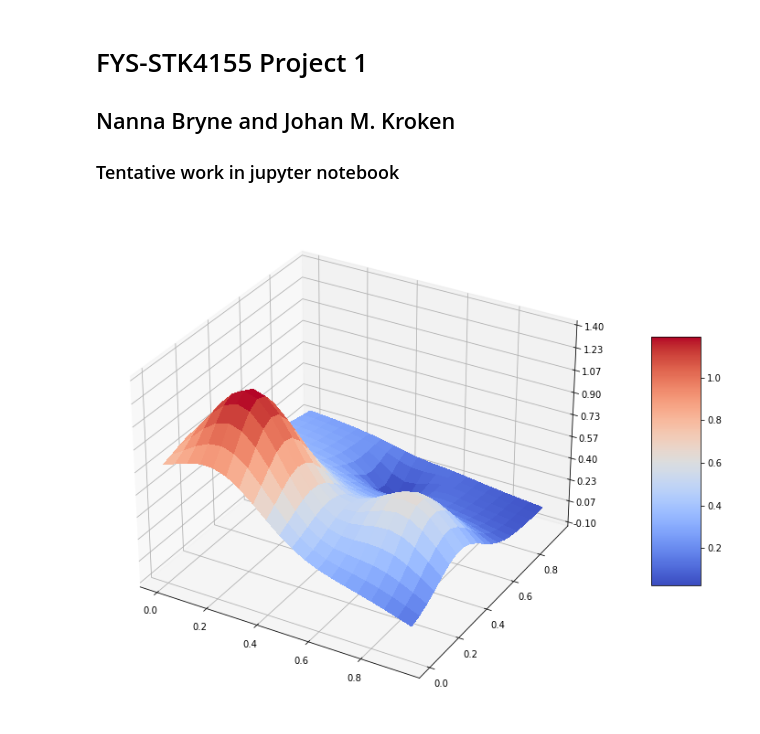
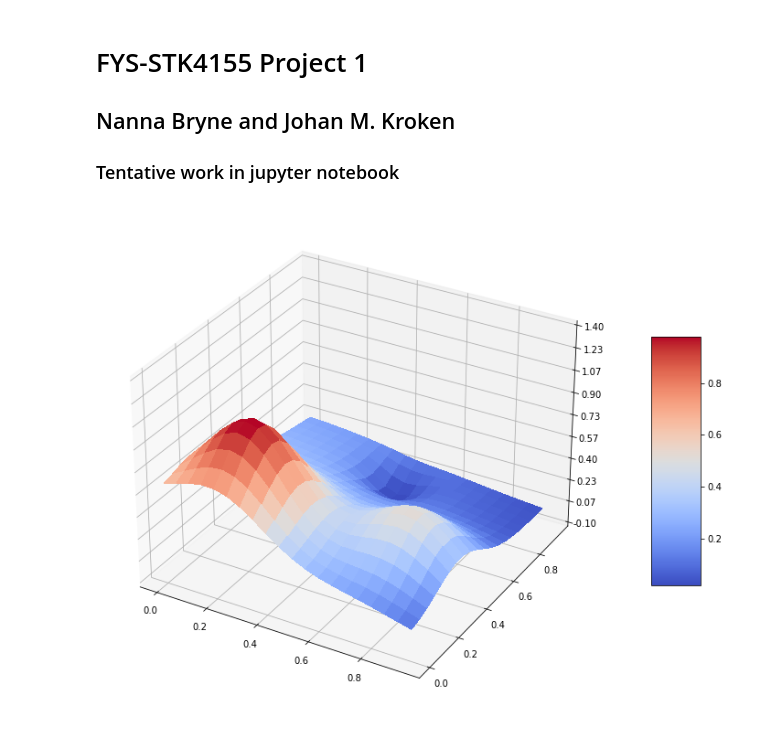
Before and after one commit to Johanmkr/FYS-STK4155colab, a Jupyter notebook: project1/code/project1.ipynb, the cells around one changed output. Saved outputs shown, nothing was run; the diff lists cells and outputs as text; code cells hidden in the pictures.

```diff
--- a/project1/code/project1.ipynb
+++ b/project1/code/project1.ipynb
@@ -10,6 +10,7 @@ from mpl_toolkits.mplot3d import Axes3D
 import matplotlib.pyplot as plt
 from matplotlib import cm
 from matplotlib.ticker import LinearLocator, FormatStrFormatter
+from sklearn.model_selection import train_test_split
 import numpy as np
 from random import random, seed
 
@@ -20,34 +21,35 @@ ax = fig.gca(projection='3d')
 # Make data.
 x = np.arange(0, 1, 0.05)
 y = np.arange(0, 1, 0.05)
 x, y = np.meshgrid(x,y)
 
 
 def FrankeFunction(x,y):
     term1 = 0.75*np.exp(-(0.25*(9*x-2)**2) - 0.25*((9*y-2)**2))
     term2 = 0.75*np.exp(-((9*x+1)**2)/49.0 - 0.1*(9*y+1))
     term3 = 0.5*np.exp(-(9*x-7)**2/4.0 - 0.25*((9*y-3)**2))
     term4 = -0.2*np.exp(-(9*x-4)**2 - (9*y-7)**2)
     return term1 + term2 + term3 + term4
 
 
 z = FrankeFunction(x, y)
+z /= z.max()
 
 # Plot the surface.
 surf = ax.plot_surface(x, y, z, cmap=cm.coolwarm,
                        linewidth=0, antialiased=False)
 
 # Customize the z axis.
 ax.set_zlim(-0.10, 1.40)
 ax.zaxis.set_major_locator(LinearLocator(10))
 ax.zaxis.set_major_formatter(FormatStrFormatter('%.02f'))
 
 # Add a color bar which maps values to colors.
 fig.colorbar(surf, shrink=0.5, aspect=5)
 
 plt.show()
 # %% [output]
-[figure, old version]
+[figure, new version]
 # %%
 #   Own code to fit the Franke-function using OLS and polynomial in x and y up to fifth order.
 #   Set up design matrix X
```
Also changed, not shown: parts of 4 cells of this notebook.
